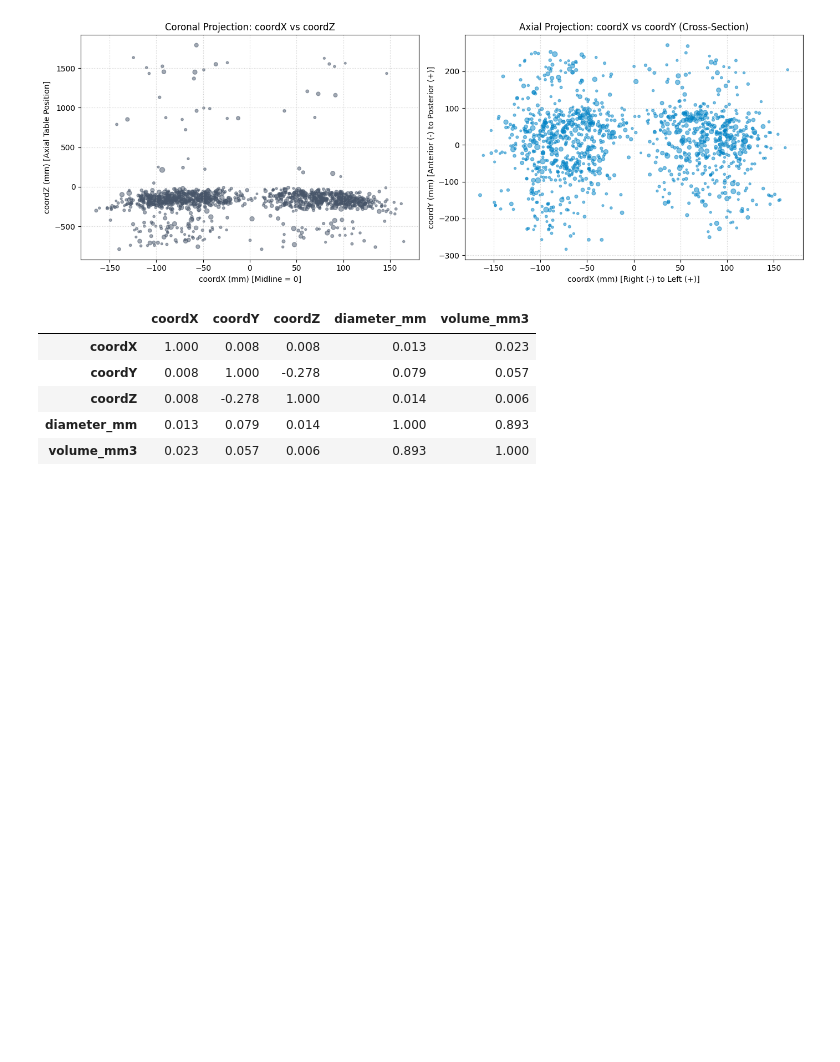
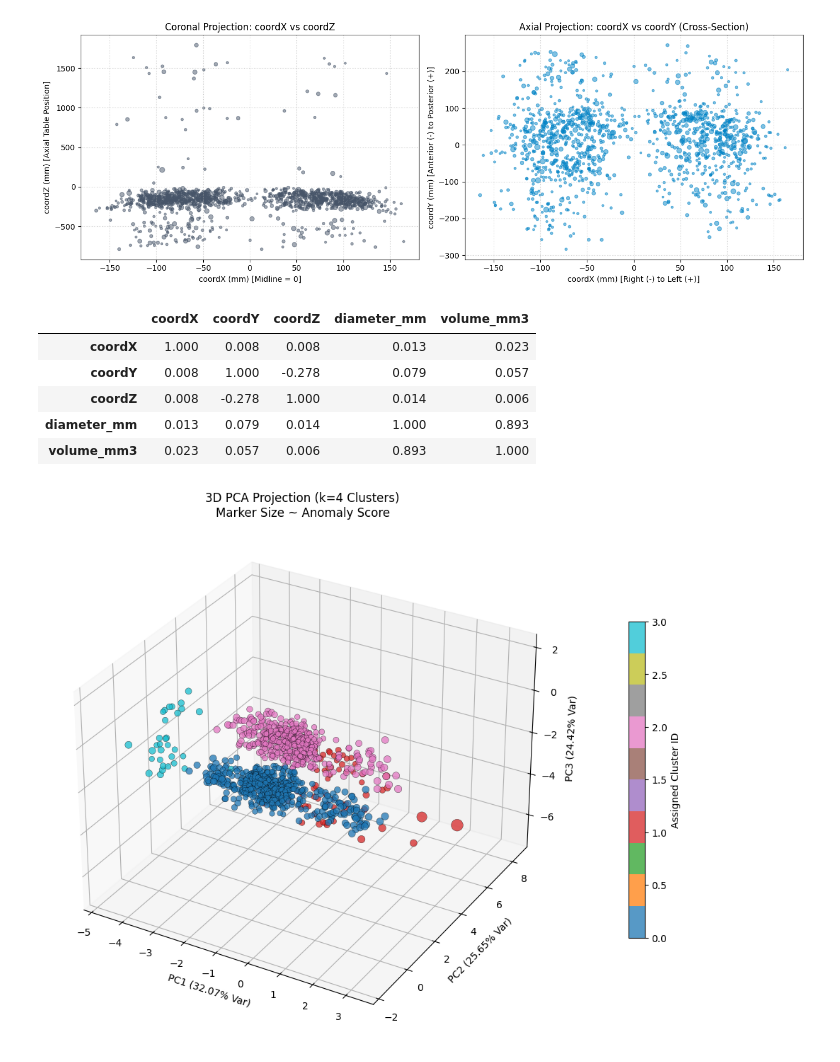
Before and after one commit to TechnoMeter/lung-analysis-demo, a Jupyter notebook: notebooks/1_exploratory_analysis.ipynb, the cells around one changed output. Saved outputs shown, nothing was run; the diff lists cells and outputs as text; code cells hidden in the pictures; blank space fills up the shorter version.

```diff
--- a/notebooks/1_exploratory_analysis.ipynb
+++ b/notebooks/1_exploratory_analysis.ipynb
@@ -110,3 +110,41 @@ corr
 | coordZ | 0.008 | -0.278 | 1.000 | 0.014 | 0.006 |
 | diameter_mm | 0.013 | 0.079 | 0.014 | 1.000 | 0.893 |
 | volume_mm3 | 0.023 | 0.057 | 0.006 | 0.893 | 1.000 |
+# %%
+import matplotlib.pyplot as plt
+from mpl_toolkits.mplot3d import Axes3D
+import pandas as pd
+
+# Load enriched findings from Day 4 pipeline
+enriched_df = pd.read_csv("../data/processed/enriched_findings.csv")
+
+fig = plt.figure(figsize=(10, 8))
+ax = fig.add_subplot(111, projection="3d")
+
+# Scatter: PCA coordinates colored by cluster_id, size scaled by anomaly_score
+scatter = ax.scatter(
+    enriched_df["pca_x"],
+    enriched_df["pca_y"],
+    enriched_df["pca_z"],
+    c=enriched_df["cluster_id"],
+    cmap="tab10",
+    s=25 + (enriched_df["anomaly_score"] ** 1.5) * 120,
+    alpha=0.75,
+    edgecolors="black",
+    linewidth=0.3,
+)
+
+ax.set_title(
+    "3D PCA Projection (k=4 Clusters)\nMarker Size ~ Anomaly Score", fontsize=12
+)
+ax.set_xlabel("PC1 (32.07% Var)")
+ax.set_ylabel("PC2 (25.65% Var)")
+ax.set_zlabel("PC3 (24.42% Var)")
+
+cbar = plt.colorbar(scatter, ax=ax, shrink=0.6, pad=0.1)
+cbar.set_label("Assigned Cluster ID")
+
+plt.tight_layout()
+plt.show()
+# %% [output]
+[figure, added]
```
Also changed, not shown: parts of 1 cell of this notebook, 17 other files.
